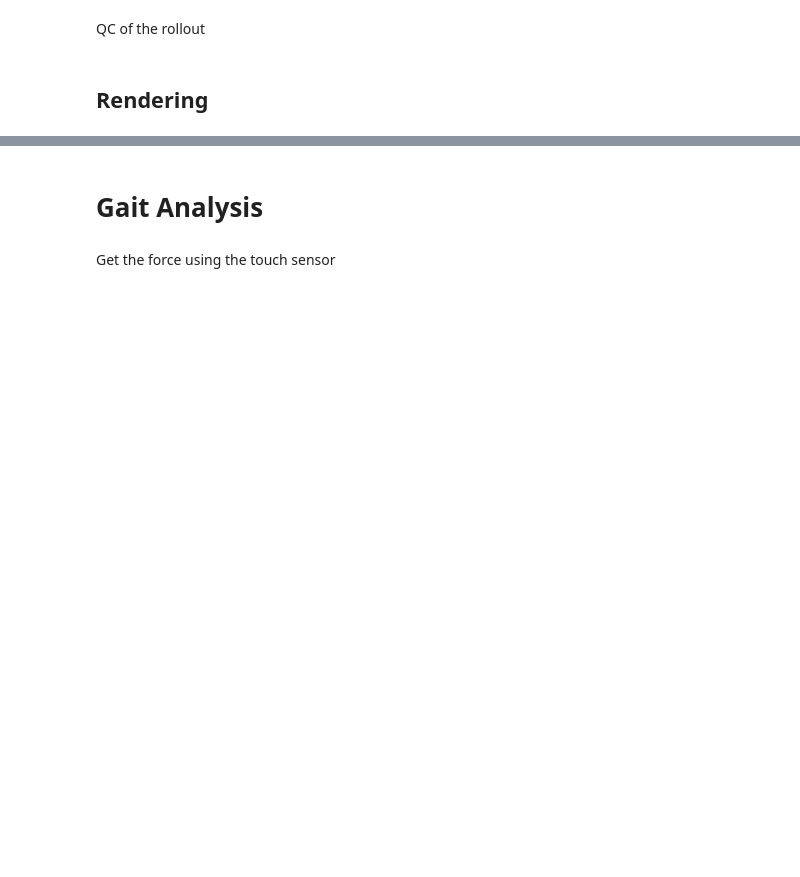
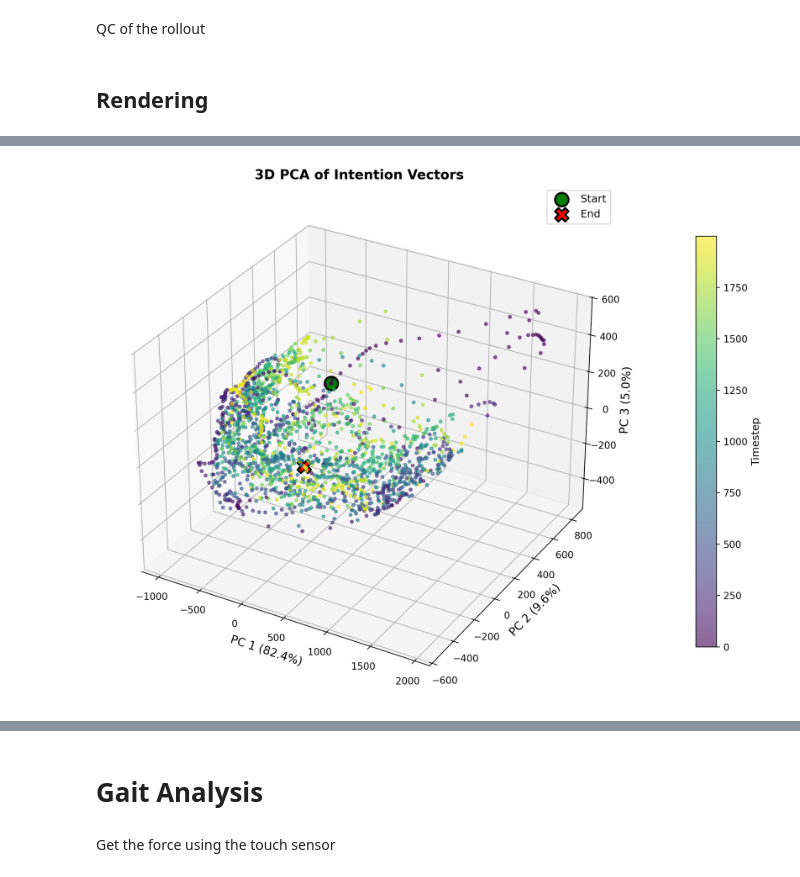
Before and after one commit to talmolab/vnl-playground, a Jupyter notebook: notebooks/post-training/transfer_behavioral_analysis.ipynb, the cells around one changed output, grey strips where cells are left out. Saved outputs shown, nothing was run; the diff lists cells and outputs as text; code cells hidden in the pictures; blank space fills up the shorter version.

Commit message:
add PCA visualizer

```diff
--- a/notebooks/post-training/transfer_behavioral_analysis.ipynb
+++ b/notebooks/post-training/transfer_behavioral_analysis.ipynb
@@ -346,0 +390,61 @@ pca.explained_variance_ratio_.round(2)
+# %%
+# 3D PCA visualization
+from mpl_toolkits.mplot3d import Axes3D
+
+fig = plt.figure(figsize=(12, 8))
+ax = fig.add_subplot(111, projection="3d")
+
+# Plot the trajectory in 3D PCA space
+# Color by time to show progression
+time_colors = np.arange(len(pca_embedded))
+scatter = ax.scatter(
+    pca_embedded[:, 0],
+    pca_embedded[:, 1],
+    pca_embedded[:, 2],
+    c=time_colors,
+    cmap="viridis",
+    alpha=0.6,
+    s=10,
+)
+
+# Mark start and end points
+ax.scatter(
+    pca_embedded[0, 0],
+    pca_embedded[0, 1],
+    pca_embedded[0, 2],
+    c="green",
+    s=200,
+    marker="o",
+    label="Start",
+    edgecolors="black",
+    linewidths=2,
+)
+ax.scatter(
+    pca_embedded[-1, 0],
+    pca_embedded[-1, 1],
+    pca_embedded[-1, 2],
+    c="red",
+    s=200,
+    marker="X",
+    label="End",
+    edgecolors="black",
+    linewidths=2,
+)
+
+# Labels with variance explained
+ax.set_xlabel(f"PC 1 ({pca.explained_variance_ratio_[0]*100:.1f}%)", fontsize=12)
+ax.set_ylabel(f"PC 2 ({pca.explained_variance_ratio_[1]*100:.1f}%)", fontsize=12)
+ax.set_zlabel(f"PC 3 ({pca.explained_variance_ratio_[2]*100:.1f}%)", fontsize=12)
+ax.set_title("3D PCA of Intention Vectors", fontsize=14, fontweight="bold")
+
+# Add colorbar to show time progression
+cbar = plt.colorbar(scatter, ax=ax, pad=0.1, shrink=0.8)
+cbar.set_label("Timestep", fontsize=11)
+
+ax.legend(fontsize=11)
+ax.grid(True, alpha=0.3)
+
+plt.tight_layout()
+plt.show()
+# %% [output]
+[figure, added]
```
Also changed, not shown: parts of 8 cells of this notebook.
